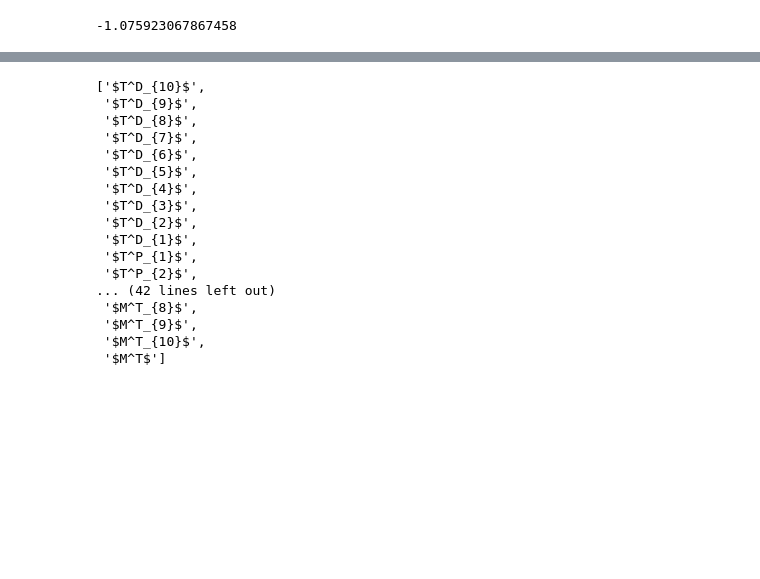
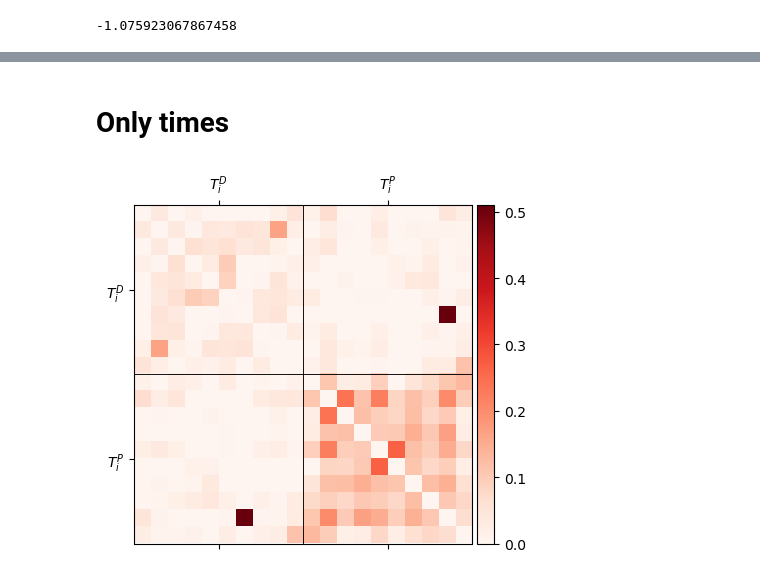
Before and after one commit to jonasbruhub/Analysis-of-Production-flow-systems-with-focus-on-industry, a Jupyter notebook: Simulations and code/Cycle data - Causal deconvolution.ipynb, the cells around one changed output, grey strips where cells are left out. Saved outputs shown, nothing was run; the diff lists cells and outputs as text; code cells hidden in the pictures; blank space fills up the shorter version.

```diff
--- a/Simulations and code/Cycle data - Causal deconvolution.ipynb
+++ b/Simulations and code/Cycle data - Causal deconvolution.ipynb
@@ -25,0 +20,11 @@ G_obs = G_obs[my_order,:][:,my_order]
+# %%
+idx_T_delay = np.arange(0,10,1)
+idx_T_production = np.arange(10,20,1)
+idx_T = np.arange(20,29,1)
+idx_T_total = np.arange(29,30,1)
+
+
+idx_M_delay = np.arange(30,35,1)
+idx_M_production = np.arange(35,47,1)
+idx_M = np.arange(47,57,1)
+idx_M_total = np.arange(57,58,1)
@@ -134,20 +142,45 @@ fig.tight_layout()
-# %%
-G_obs_labels_latex
-# %% [output]
-['$T^D_{10}$',
- '$T^D_{9}$',
- '$T^D_{8}$',
- '$T^D_{7}$',
- '$T^D_{6}$',
- '$T^D_{5}$',
- '$T^D_{4}$',
- '$T^D_{3}$',
- '$T^D_{2}$',
- '$T^D_{1}$',
- '$T^P_{1}$',
- '$T^P_{2}$',
-... (42 lines left out)
- '$M^T_{8}$',
- '$M^T_{9}$',
- '$M^T_{10}$',
- '$M^T$']
+# %% [markdown]
+# Only times
+# %%
+G_obs_times = G_obs.copy()
+# temp = [idx_T_delay, idx_T_production, idx_T, idx_T_total]
+temp = [idx_T_delay, idx_T_production]
+bs = [i[0] for i in temp] + [temp[-1][-1]+1]
+idx_times = np.concatenate(temp)
+labels_select = G_obs_labels[idx_times]
+G_obs_labels_latex_select = np.array(G_obs_labels_latex)[idx_times]
+
+G_obs_times = G_obs_times[idx_times,:][:,idx_times]
+
+G_dir = ND(G_obs_times)
+
+
+fig, ax = plt.subplots(1,1,figsize=(4.5,4.5))
+r = ax.matshow(G_dir, cmap = "Reds", vmin=0, aspect = "equal")
+divider = make_axes_locatable(ax)
+cax = divider.append_axes("right", size="5%", pad=0.05)
+
+# labels_select = G_obs_labels
+
+plt.colorbar(r, cax=cax)
+
+
+# bs = [0,10,20,29,30,35,47,57,58]
+# bs =
+for idx1, b1 in enumerate(bs[:-1]):
+    for idx2, b2 in enumerate(bs[:-1]):
+        ax.add_patch(plt.Rectangle((b1-0.5, b2-0.5), bs[idx1+1] - b1,bs[idx2+1] - b2,fill = False,linewidth=.5))
+
+
+centers = np.array(bs)
+centers = (centers[1:] + centers[:-1])/2 -.5
+# ['$T^D_i$', '$T^P_i$', '$T_i$', '$T$']
+ax.set_xticks(centers, ['$T^D_i$', '$T^P_i$']);
+ax.set_yticks(centers, ['$T^D_i$', '$T^P_i$']);
+
+fig.tight_layout()
+
+# plt.savefig(figures_path + "Cycle data/G_dir times - symmetric.pdf", bbox_inches='tight')
+# plt.savefig(figures_path + "Cycle data/G_dir times - symmetric.png", bbox_inches='tight')
+# %% [output]
+[figure, added]
```
Also changed, not shown: parts of 27 cells of this notebook, 28 other files.
